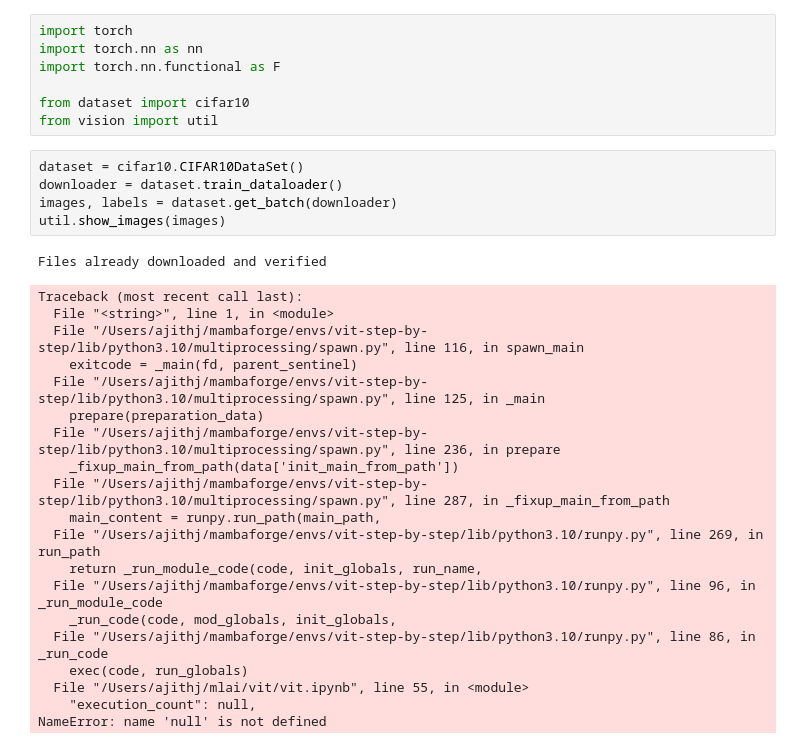
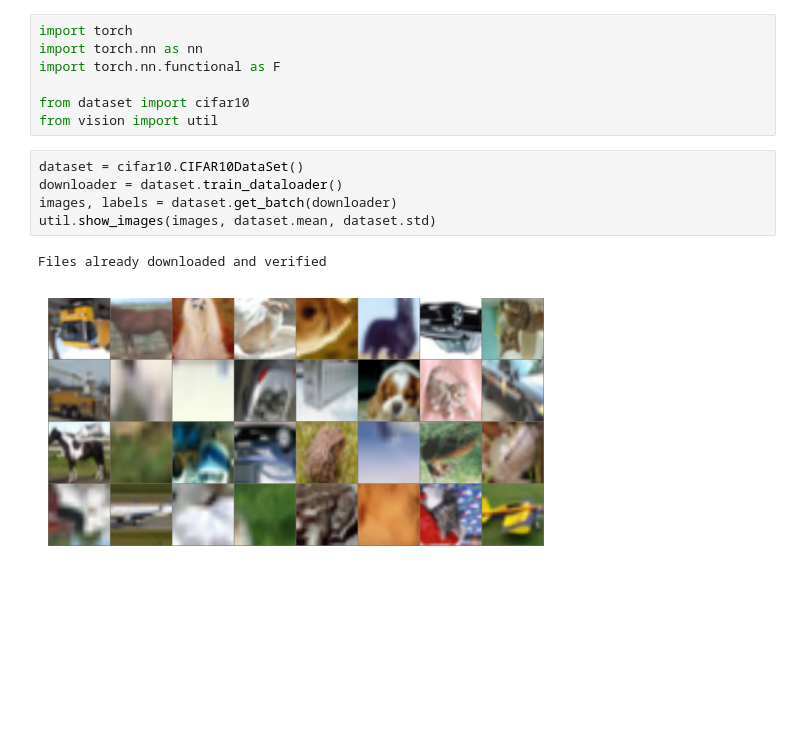
Before and after one commit to aspiringastro/vit-step-by-step, a Jupyter notebook: vit.ipynb, the cells around one changed output. Cells and saved outputs as stored; diff of their text form; blank space fills up the shorter version.

Commit message:
get vision and dataset working in notebook

```diff
--- a/vit.ipynb
+++ b/vit.ipynb
@@ -8,26 +8,8 @@ from vision import util
 # %%
 dataset = cifar10.CIFAR10DataSet()
 downloader = dataset.train_dataloader()
 images, labels = dataset.get_batch(downloader)
-util.show_images(images)
+util.show_images(images, dataset.mean, dataset.std)
 # %% [output]
 Files already downloaded and verified
-Traceback (most recent call last):
-  File "<string>", line 1, in <module>
-  File "/Users/ajithj/mambaforge/envs/vit-step-by-step/lib/python3.10/multiprocessing/spawn.py", line 116, in spawn_main
-    exitcode = _main(fd, parent_sentinel)
-  File "/Users/ajithj/mambaforge/envs/vit-step-by-step/lib/python3.10/multiprocessing/spawn.py", line 125, in _main
-    prepare(preparation_data)
-  File "/Users/ajithj/mambaforge/envs/vit-step-by-step/lib/python3.10/multiprocessing/spawn.py", line 236, in prepare
-    _fixup_main_from_path(data['init_main_from_path'])
-  File "/Users/ajithj/mambaforge/envs/vit-step-by-step/lib/python3.10/multiprocessing/spawn.py", line 287, in _fixup_main_from_path
-    main_content = runpy.run_path(main_path,
-  File "/Users/ajithj/mambaforge/envs/vit-step-by-step/lib/python3.10/runpy.py", line 269, in run_path
-    return _run_module_code(code, init_globals, run_name,
-  File "/Users/ajithj/mambaforge/envs/vit-step-by-step/lib/python3.10/runpy.py", line 96, in _run_module_code
-    _run_code(code, mod_globals, init_globals,
-  File "/Users/ajithj/mambaforge/envs/vit-step-by-step/lib/python3.10/runpy.py", line 86, in _run_code
-    exec(code, run_globals)
-  File "/Users/ajithj/mlai/vit/vit.ipynb", line 55, in <module>
-    "execution_count": null,
-NameError: name 'null' is not defined
+[figure, added]
```
Also changed, not shown: 3 other files.
